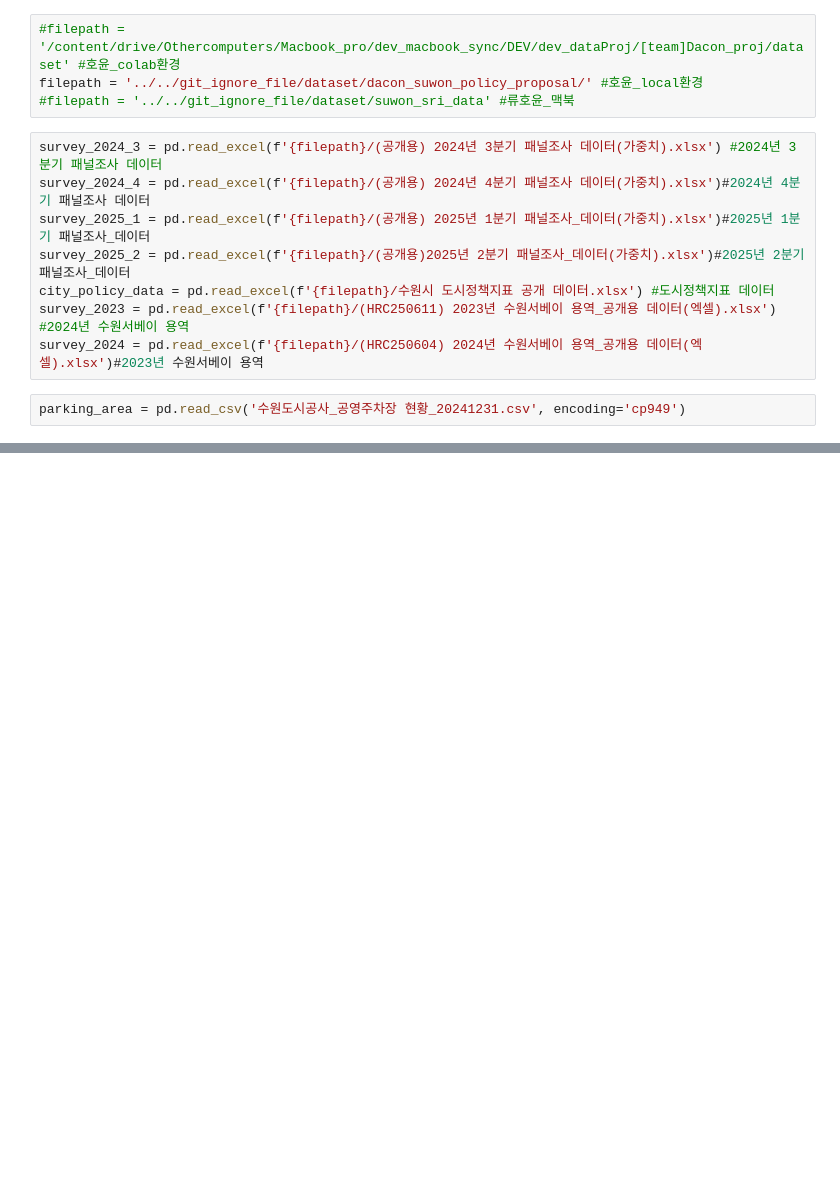
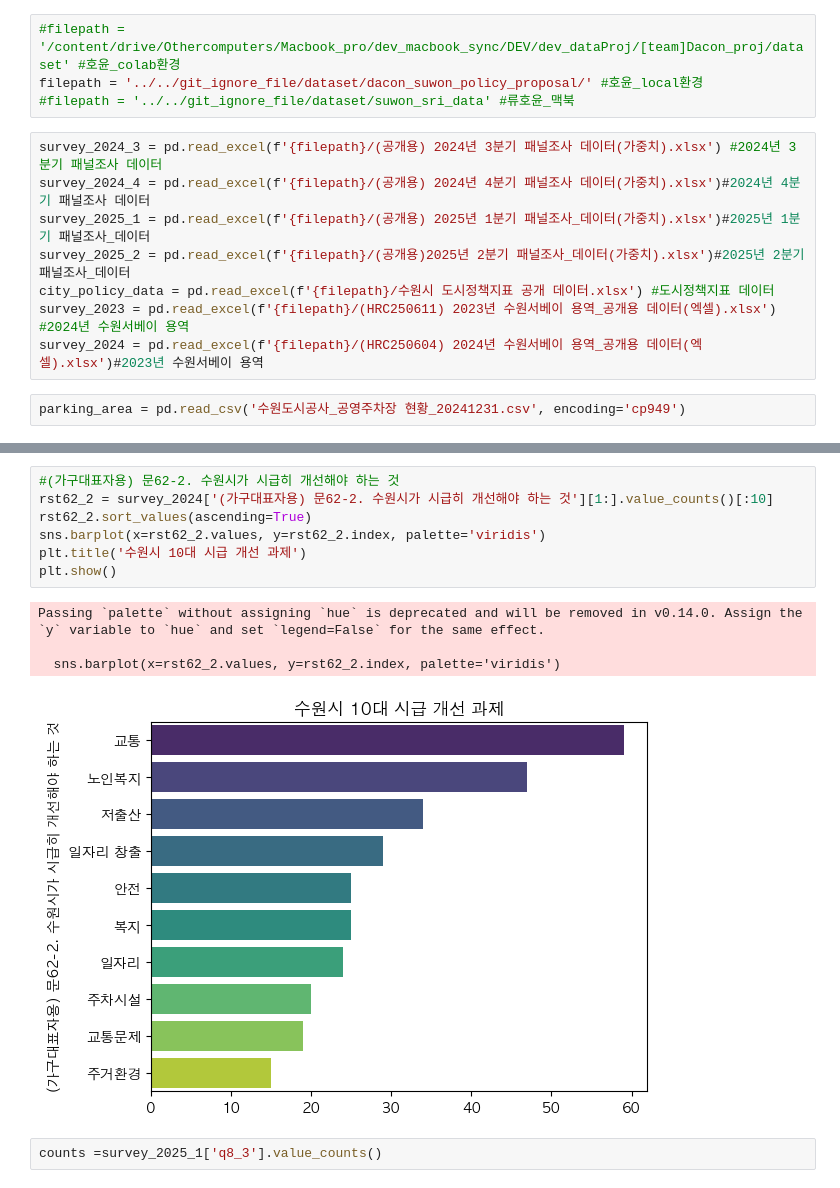
Before and after one commit to HOYUN-Y/Data_projects, a Jupyter notebook: dacon_sri_suwon_data_analysis/수원시_공공데이터_교통부문.ipynb, the cells around one changed output, grey strips where cells are left out. Cells and saved outputs as stored; diff of their text form; blank space fills up the shorter version.

```diff
--- a/dacon_sri_suwon_data_analysis/수원시_공공데이터_교통부문.ipynb
+++ b/dacon_sri_suwon_data_analysis/수원시_공공데이터_교통부문.ipynb
@@ -46,0 +136,14 @@ parking_area = pd.read_csv('수원도시공사_공영주차장 현황_20241231.c
+# %%
+#(가구대표자용) 문62-2. 수원시가 시급히 개선해야 하는 것
+rst62_2 = survey_2024['(가구대표자용) 문62-2. 수원시가 시급히 개선해야 하는 것'][1:].value_counts()[:10]
+rst62_2.sort_values(ascending=True)
+sns.barplot(x=rst62_2.values, y=rst62_2.index, palette='viridis')
+plt.title('수원시 10대 시급 개선 과제')
+plt.show()
+# %% [output]
+Passing `palette` without assigning `hue` is deprecated and will be removed in v0.14.0. Assign the `y` variable to `hue` and set `legend=False` for the same effect.
+
+  sns.barplot(x=rst62_2.values, y=rst62_2.index, palette='viridis')
+[figure, added]
+# %%
+counts =survey_2025_1['q8_3'].value_counts()
```
Also changed, not shown: parts of 11 cells of this notebook, 1 other file.
